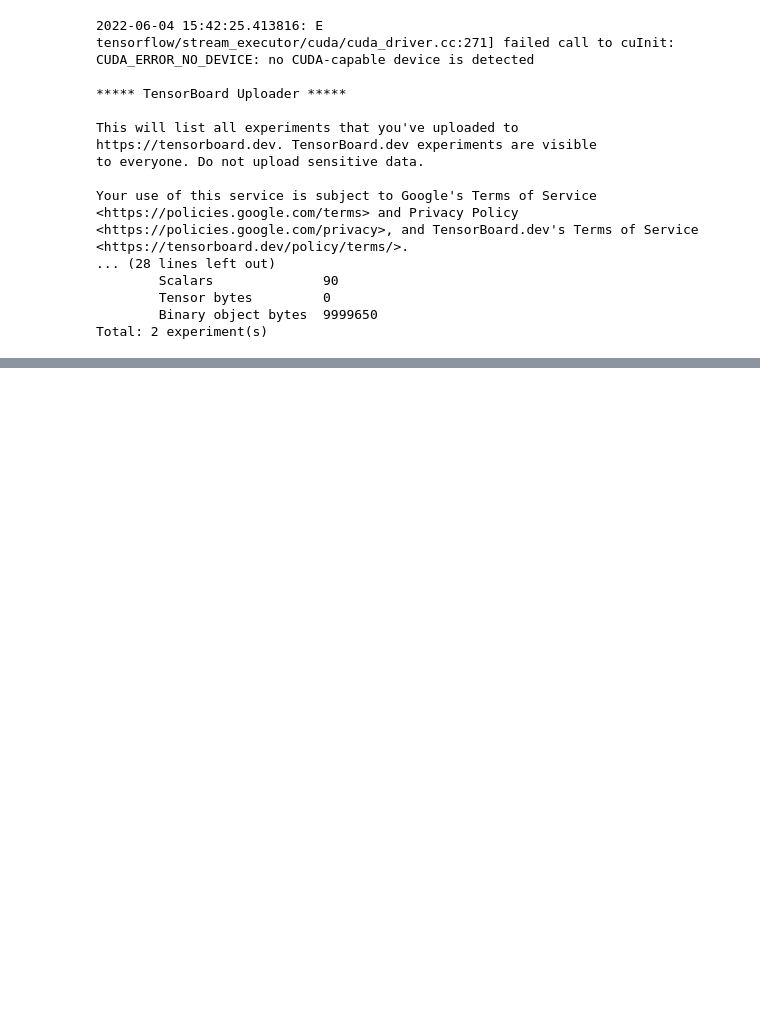
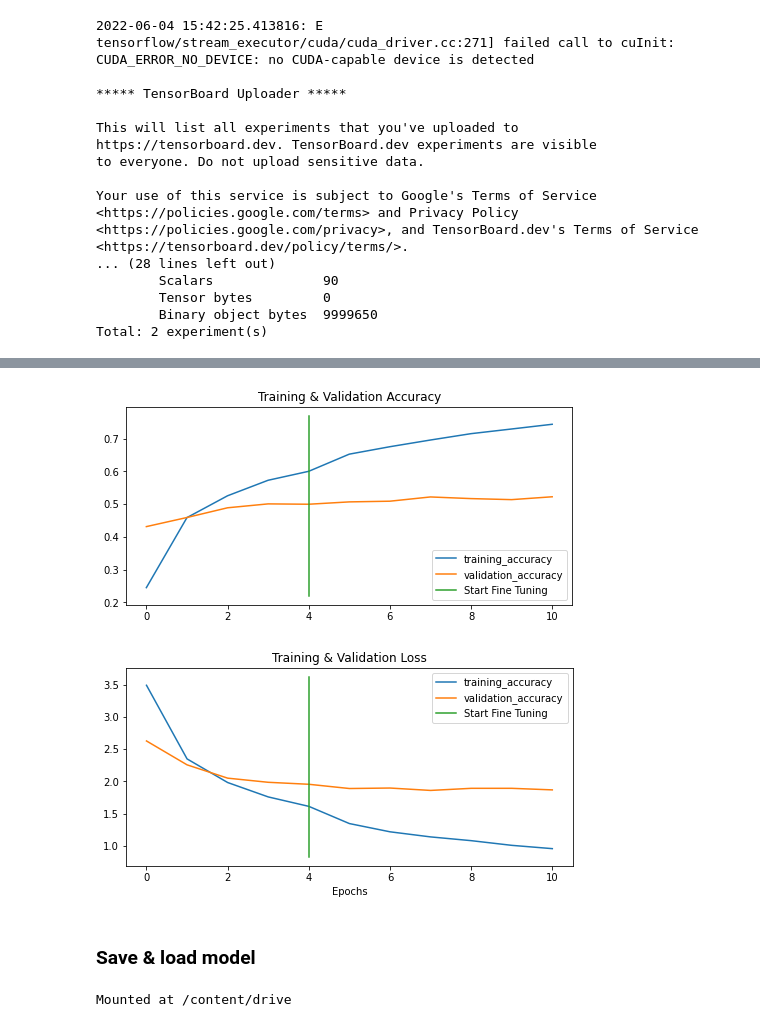
Before and after one commit to swagatk/tf_deep_learning, a Jupyter notebook: tf_food_vision.ipynb, the cells around one changed output, grey strips where cells are left out. Drawn from its saved outputs; the diff is of its cells as text; code cells hidden in the pictures; blank space fills up the shorter version.

Commit message:
transfer learning part 2

```diff
--- a/tf_food_vision.ipynb
+++ b/tf_food_vision.ipynb
@@ -1797,0 +1958,9 @@ Total: 2 experiment(s)
+# %%
+base_model.trainable = True
+
+for layer in base_model.layers[:-5]:
+  layer.trainable = False
+
+model.compile(loss='categorical_crossentropy',
+              optimizer=tf.keras.optimizers.Adam(learning_rate=0.0001),
+              metrics=['accuracy'])
@@ -1797,0 +1997,9 @@ Total: 2 experiment(s)
+# %%
+# train the model
+initial_epochs = 5
+fine_tuning_epochs = 10
+history_all_classes_10_pc_fine_tuning = model.fit(train_data_all_10_percent,
+                                                  epochs=fine_tuning_epochs,
+                                                  validation_data=test_data,
+                                                  validation_steps=int(0.15 * len(test_data)),
+                                                  initial_epoch=history_all_classes_10_percent.epoch[-1])
@@ -1797,0 +2025,7 @@ Total: 2 experiment(s)
+# %%
+compare_histories(history_all_classes_10_percent, history_all_classes_10_pc_fine_tuning)
+# %% [output]
+[figure, added]
+[figure, added]
+# %% [markdown]
+### Save & load model
@@ -1797,0 +2034,5 @@ Total: 2 experiment(s)
+# %%
+from google.colab import drive
+drive.mount('/content/drive', force_remount=True)
+# %% [output]
+Mounted at /content/drive
```
Also changed, not shown: parts of 21 cells of this notebook.
